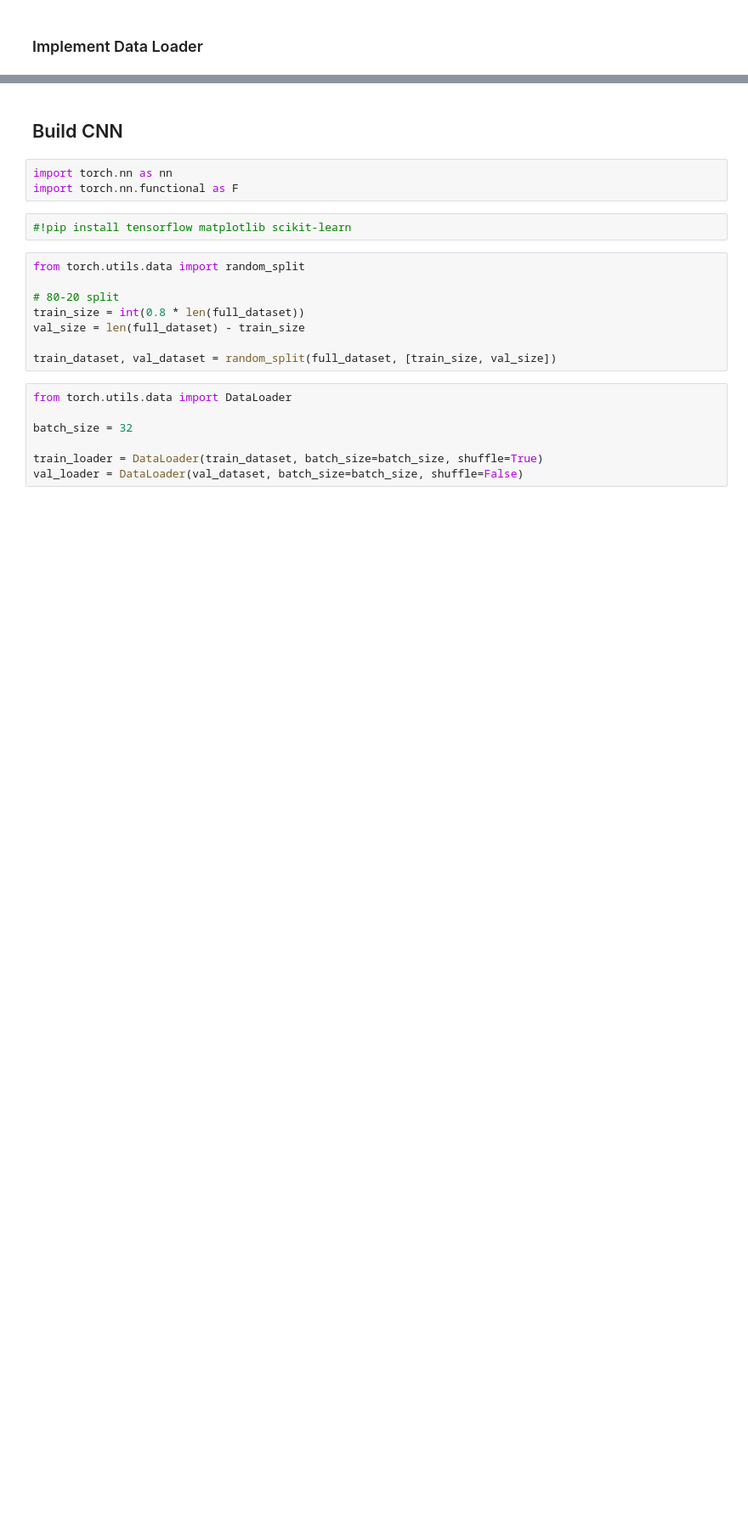
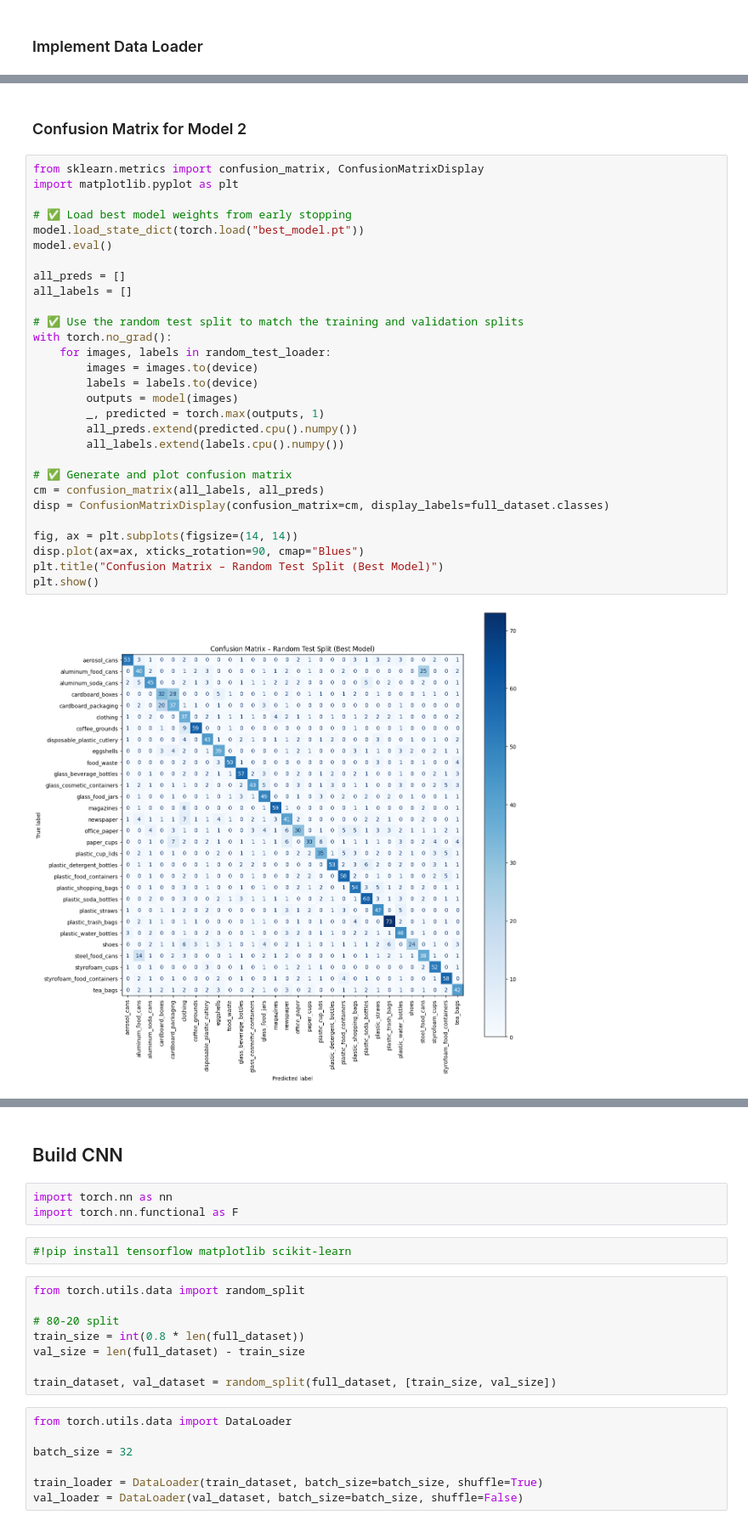
Before and after one commit to skozub25/Waste-Classification, a Jupyter notebook: wasteclassification.ipynb, the cells around one changed output, grey strips where cells are left out. Shown at 85% size. Drawn from its saved outputs; the diff is of its cells as text; blank space fills up the shorter version.

```diff
--- a/wasteclassification.ipynb
+++ b/wasteclassification.ipynb
@@ -398,0 +667,33 @@ print(f"\n✅ Overall Test Accuracy: {overall_acc:.2f}%")
+# %% [markdown]
+### Confusion Matrix for Model 2
+# %%
+from sklearn.metrics import confusion_matrix, ConfusionMatrixDisplay
+import matplotlib.pyplot as plt
+
+# ✅ Load best model weights from early stopping
+model.load_state_dict(torch.load("best_model.pt"))
+model.eval()
+
+all_preds = []
+all_labels = []
+
+# ✅ Use the random test split to match the training and validation splits
+with torch.no_grad():
+    for images, labels in random_test_loader:
+        images = images.to(device)
+        labels = labels.to(device)
+        outputs = model(images)
+        _, predicted = torch.max(outputs, 1)
+        all_preds.extend(predicted.cpu().numpy())
+        all_labels.extend(labels.cpu().numpy())
+
+# ✅ Generate and plot confusion matrix
+cm = confusion_matrix(all_labels, all_preds)
+disp = ConfusionMatrixDisplay(confusion_matrix=cm, display_labels=full_dataset.classes)
+
+fig, ax = plt.subplots(figsize=(14, 14))
+disp.plot(ax=ax, xticks_rotation=90, cmap="Blues")
+plt.title("Confusion Matrix – Random Test Split (Best Model)")
+plt.show()
+# %% [output]
+[figure, added]
```
Also changed, not shown: parts of 46 cells of this notebook.
